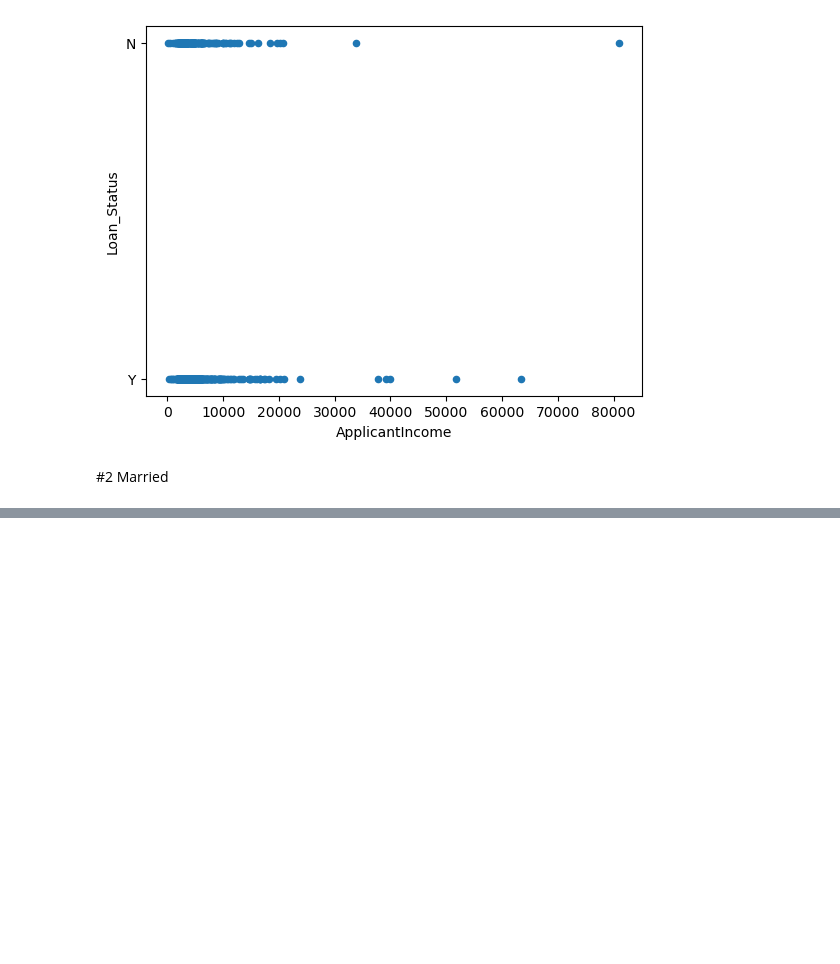
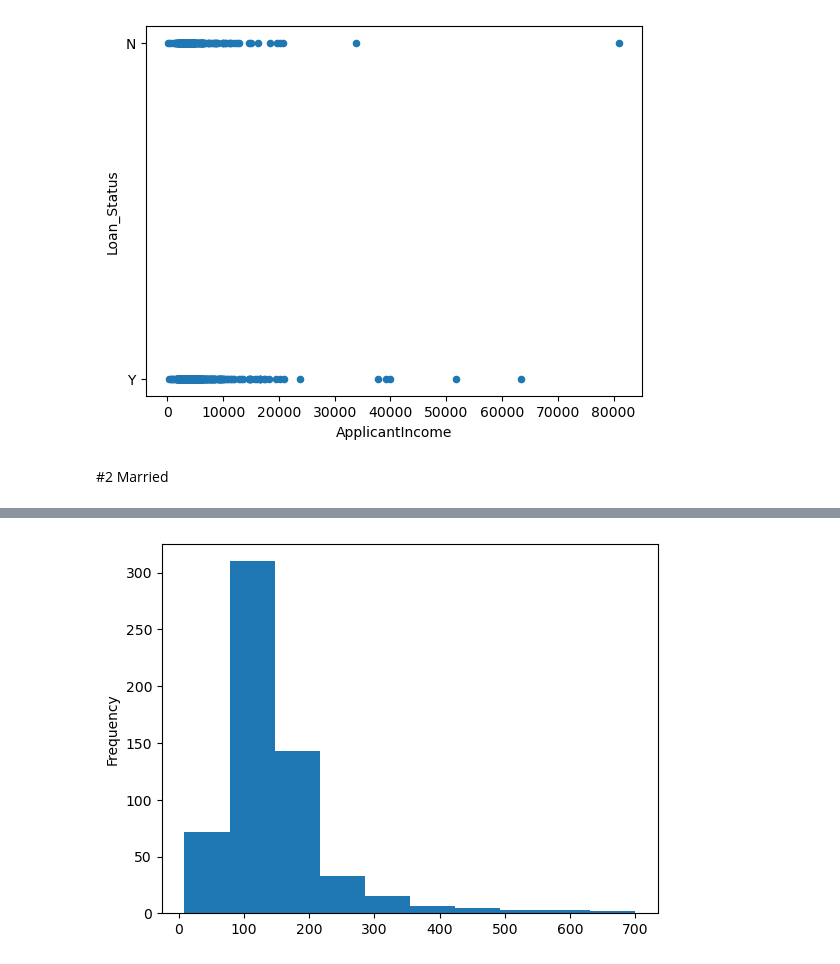
Before and after one commit to MonaTaghavi/dm-ann, a Jupyter notebook: notebooks/07dm-loan-cleaning.ipynb, the cells around one changed output, grey strips where cells are left out. Drawn from its saved outputs; the diff is of its cells as text; code cells hidden in the pictures; blank space fills up the shorter version.

```diff
--- a/notebooks/07dm-loan-cleaning.ipynb
+++ b/notebooks/07dm-loan-cleaning.ipynb
@@ -157,3 +157,7 @@ df[df["Married"].isna()]
 | 104 | LP001357 | Male | NaN | NaN | Graduate | No | 3816 | 754.0 | ... |
 | 228 | LP001760 | Male | NaN | NaN | Graduate | No | 4758 | 0.0 | ... |
 | 435 | LP002393 | Female | NaN | NaN | Graduate | No | 10047 | 0.0 | ... |
+# %%
+df.loc[104, "Married"]= "Yes"
+df.loc[228, "Married"]= "No"
+df.loc[435, "Married"]= "No"
@@ -159,0 +196,2 @@ df[df["Married"].isna()]
+# %%
+df.loc[(df["Dependents"].isna()) & (df["Married"]=="No"), "Dependents"]= "0"
@@ -159,0 +215,2 @@ df[df["Married"].isna()]
+# %%
+df["Dependents"]= df["Dependents"].ffill()
@@ -159,0 +256,3 @@ df[df["Married"].isna()]
+# %%
+df["Self_Employed"]= df["Self_Employed"].ffill()
+df.isna().sum()
@@ -159,0 +288,5 @@ df[df["Married"].isna()]
+# %%
+df["LoanAmount"].plot.hist()
+plt.show()
+# %% [output]
+[figure, added]
```
Also changed, not shown: parts of 21 cells of this notebook.
